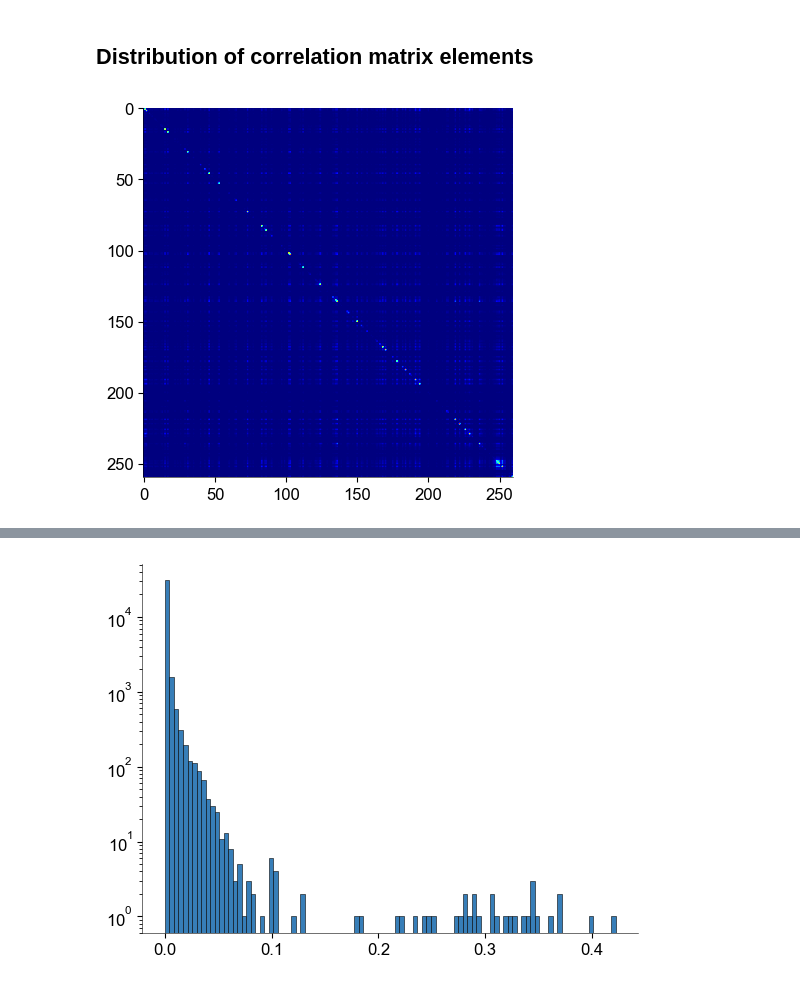
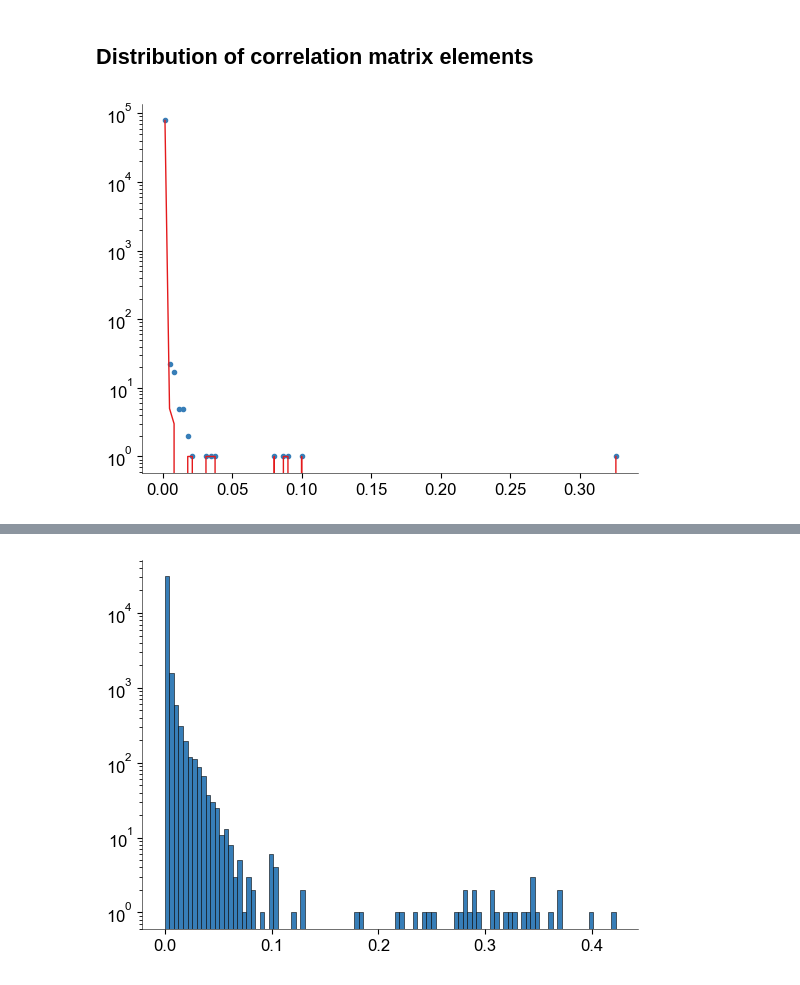
Before and after one commit to shoyip/SerProtAlign, a Jupyter notebook: notebooks/02_alignment_comparison.ipynb, the cells around one changed output, grey strips where cells are left out. Cells and saved outputs as stored; diff of their text form; code cells hidden in the pictures.

```diff
--- a/notebooks/02_alignment_comparison.ipynb
+++ b/notebooks/02_alignment_comparison.ipynb
@@ -55,11 +55,22 @@ np.sum(iter_aln_w)
 22461.99751663464
 # %% [markdown]
 ## Distribution of correlation matrix elements
+# %%
+def get_histogram_values(correlation_matrix):
+    counts, bin_edges = np.histogram(correlation_matrix[np.triu_indices(correlation_matrix.shape[0])], 100)
+    bin_centers = (bin_edges[:-1] + bin_edges[1:])/2.
+    return bin_centers, counts
 # %%
-corr = np.genfromtxt('../corrmatrix/dest_iter.csv', delimiter=',', dtype=float)
+corr_new = np.genfromtxt('../data/corr_new.csv', delimiter=',', dtype=float)
+corr_shuffled_new = np.genfromtxt('../data/corr_shuffled_new.csv', delimiter=',', dtype=float)
-# %%
-plt.figure()
-plt.imshow(corr, cmap='jet')
-plt.show()
-# %% [output]
-[figure, removed]
+# %%
+corr_new_centers, corr_new_counts = get_histogram_values(corr_new)
+corr_shuffled_new_centers, corr_shuffled_new_counts = get_histogram_values(corr_shuffled_new)
+# %%
+plt.figure()
+plt.plot(corr_new_centers, corr_new_counts, '.')
+plt.plot(corr_shuffled_new_centers, corr_shuffled_new_counts, '-')
+plt.yscale('log')
+plt.show()
+# %% [output]
+[figure, added]
```
Also changed, not shown: parts of 11 cells of this notebook, 2 other files.
